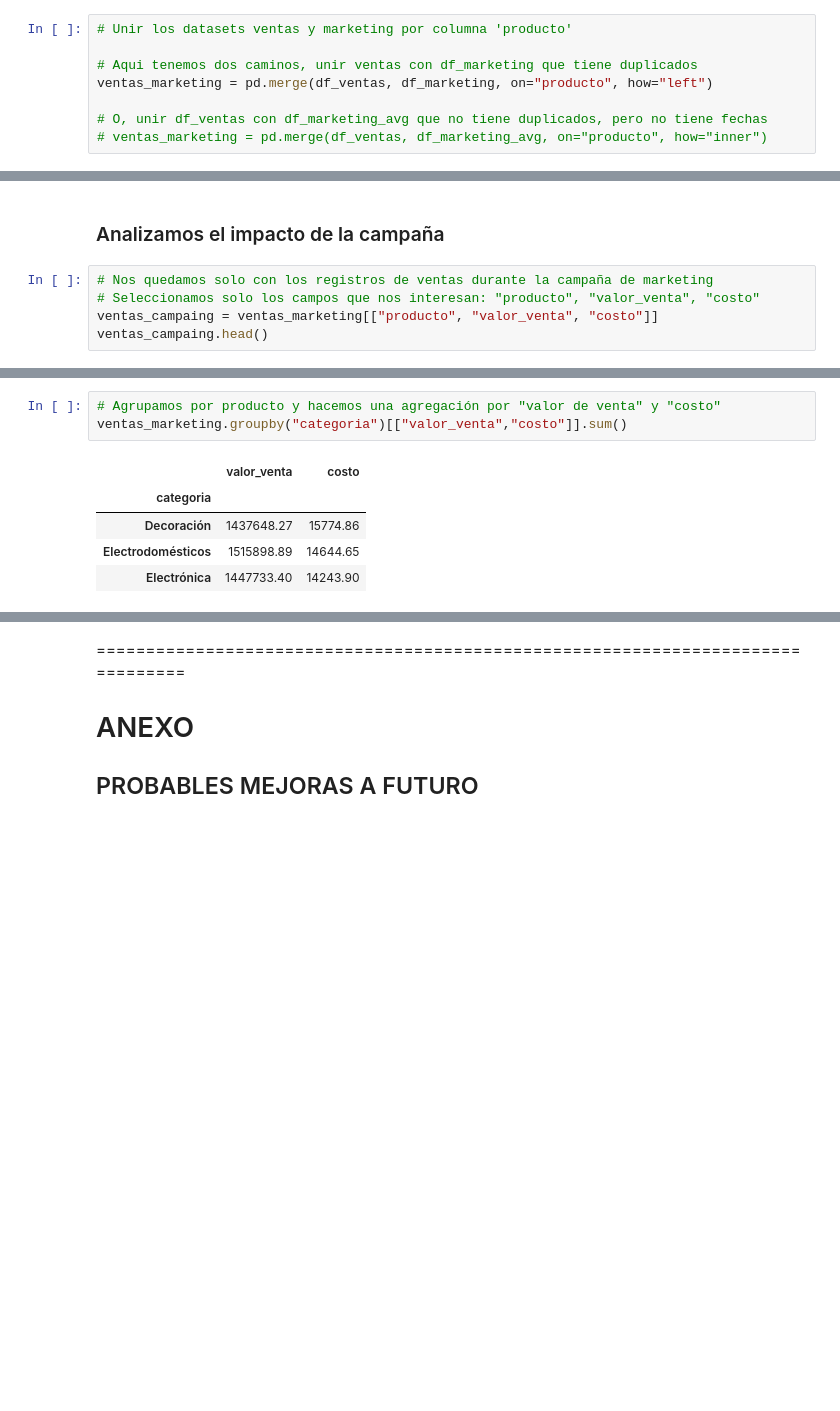
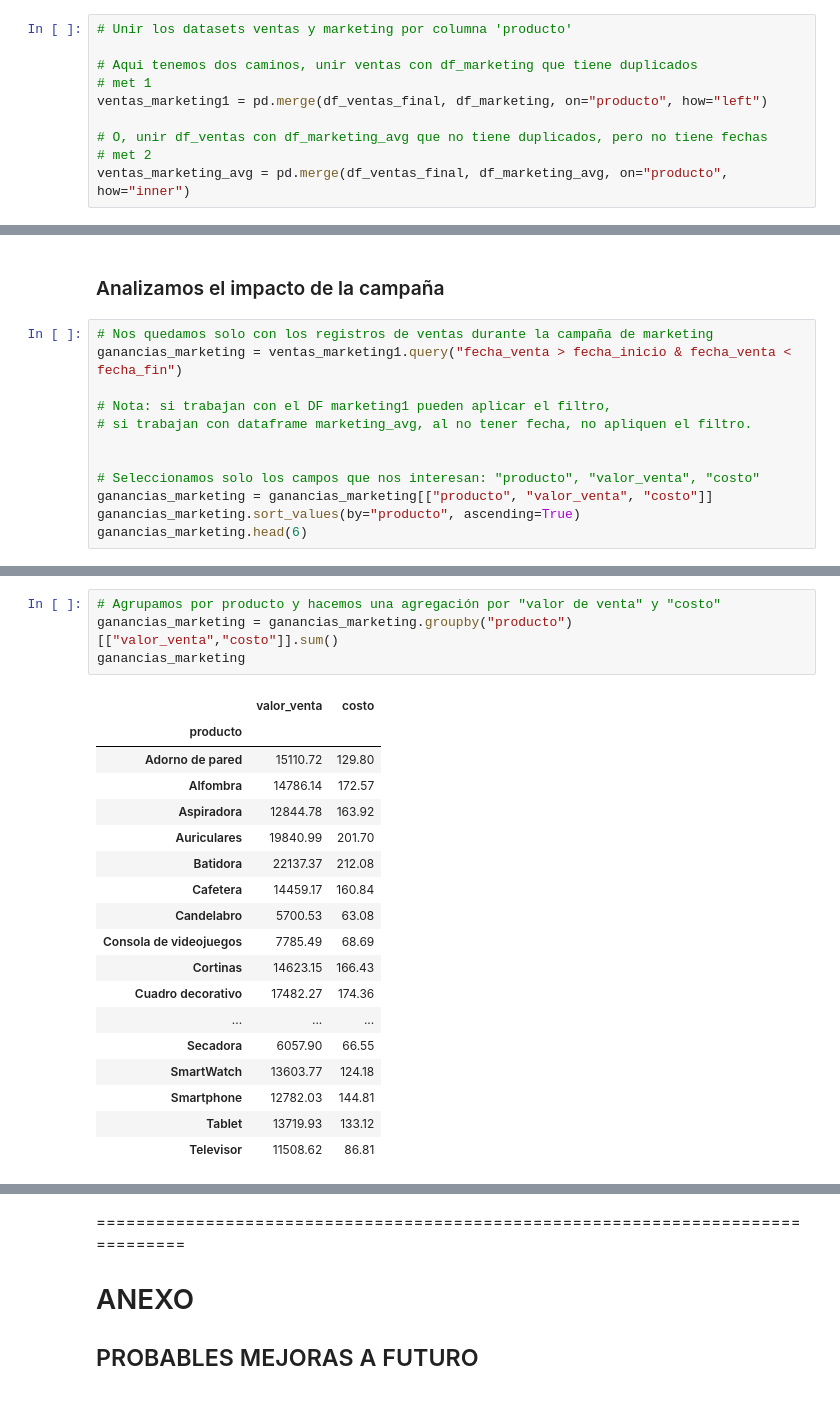
Before and after one commit to alex-degarate/TT-2C2025-Data-Analitycs-Notebooks, a Jupyter notebook: PreEntrega/PE-alex-20Oct-.ipynb, the cells around one changed output, grey strips where cells are left out. Saved outputs shown, nothing was run; the diff lists cells and outputs as text; blank space fills up the shorter version.

```diff
--- a/PreEntrega/PE-alex-20Oct-.ipynb
+++ b/PreEntrega/PE-alex-20Oct-.ipynb
@@ -914,7 +915,9 @@ df_marketing_avg
 # Unir los datasets ventas y marketing por columna 'producto'
 
 # Aqui tenemos dos caminos, unir ventas con df_marketing que tiene duplicados
-ventas_marketing = pd.merge(df_ventas, df_marketing, on="producto", how="left")
+# met 1
+ventas_marketing1 = pd.merge(df_ventas_final, df_marketing, on="producto", how="left")
 
 # O, unir df_ventas con df_marketing_avg que no tiene duplicados, pero no tiene fechas
-# ventas_marketing = pd.merge(df_ventas, df_marketing_avg, on="producto", how="inner")
+# met 2
+ventas_marketing_avg = pd.merge(df_ventas_final, df_marketing_avg, on="producto", how="inner")
@@ -942,8 +980,15 @@ ventas_marketing.head(6)
 ### Analizamos el impacto de la campaña
 # %%
 # Nos quedamos solo con los registros de ventas durante la campaña de marketing
+ganancias_marketing = ventas_marketing1.query("fecha_venta > fecha_inicio & fecha_venta < fecha_fin")
+
+# Nota: si trabajan con el DF marketing1 pueden aplicar el filtro,
+# si trabajan con dataframe marketing_avg, al no tener fecha, no apliquen el filtro.
+
+
 # Seleccionamos solo los campos que nos interesan: "producto", "valor_venta", "costo"
-ventas_campaing = ventas_marketing[["producto", "valor_venta", "costo"]]
-ventas_campaing.head()
+ganancias_marketing = ganancias_marketing[["producto", "valor_venta", "costo"]]
+ganancias_marketing.sort_values(by="producto", ascending=True)
+ganancias_marketing.head(6)
 # %% [output]
 |  | producto | valor_venta | costo |
@@ -955,10 +1001,24 @@ ventas_campaing.head()
 # %%
 # Agrupamos por producto y hacemos una agregación por "valor de venta" y "costo"
-ventas_marketing.groupby("categoria")[["valor_venta","costo"]].sum()
+ganancias_marketing = ganancias_marketing.groupby("producto")[["valor_venta","costo"]].sum()
+ganancias_marketing
 # %% [output]
 |  | valor_venta | costo |
-| categoria |  |  |
-| Decoración | 1437648.27 | 15774.86 |
-| Electrodomésticos | 1515898.89 | 14644.65 |
-| Electrónica | 1447733.40 | 14243.90 |
+| producto |  |  |
+| Adorno de pared | 15110.72 | 129.80 |
+| Alfombra | 14786.14 | 172.57 |
+| Aspiradora | 12844.78 | 163.92 |
+| Auriculares | 19840.99 | 201.70 |
+| Batidora | 22137.37 | 212.08 |
+| Cafetera | 14459.17 | 160.84 |
+| Candelabro | 5700.53 | 63.08 |
+| Consola de videojuegos | 7785.49 | 68.69 |
+| Cortinas | 14623.15 | 166.43 |
+| Cuadro decorativo | 17482.27 | 174.36 |
+| ... | ... | ... |
+| Secadora | 6057.90 | 66.55 |
+| SmartWatch | 13603.77 | 124.18 |
+| Smartphone | 12782.03 | 144.81 |
+| Tablet | 13719.93 | 133.12 |
+| Televisor | 11508.62 | 86.81 |
 # %%
```
Also changed, not shown: parts of 16 cells of this notebook.
